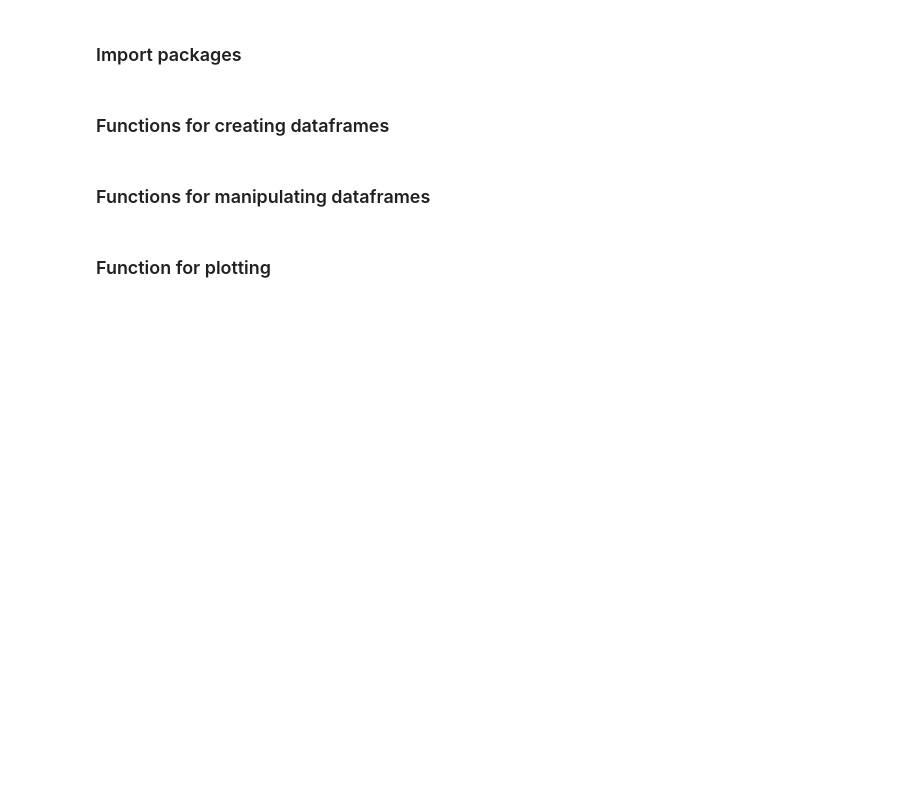
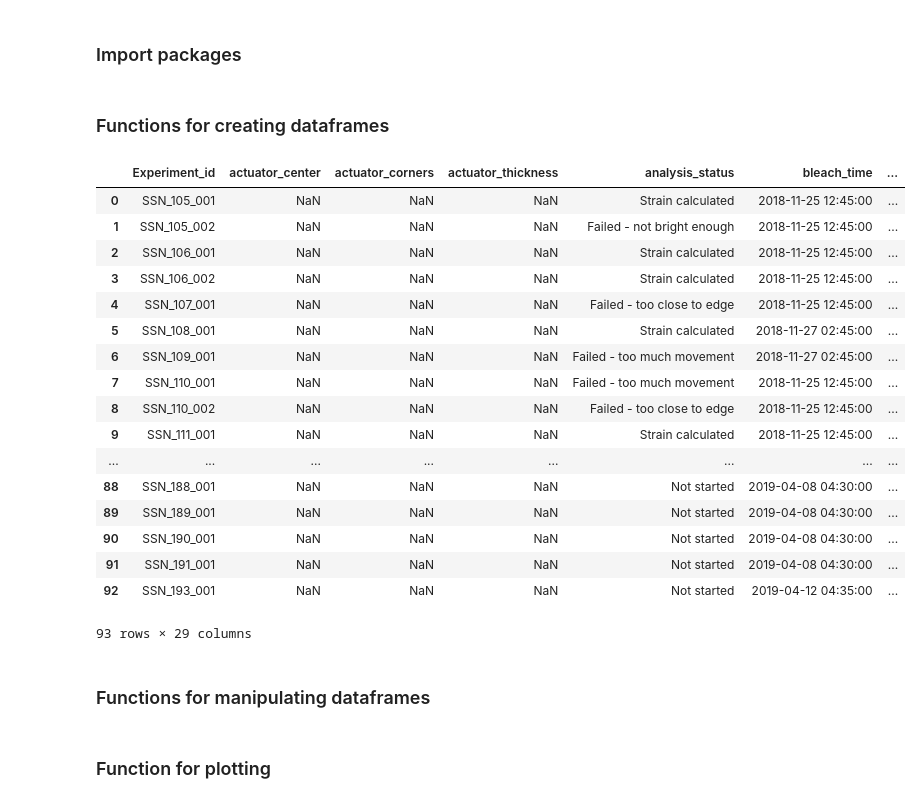
Before and after one commit to anekimken/SSN_ImageAnalysis, a Jupyter notebook: Notebooks/Mitochondria Displacement Plots.ipynb, the cells around one changed output. Saved outputs shown, nothing was run; the diff lists cells and outputs as text; code cells hidden in the pictures; blank space fills up the shorter version.

```diff
--- a/Notebooks/Mitochondria Displacement Plots.ipynb
+++ b/Notebooks/Mitochondria Displacement Plots.ipynb
@@ -23,19 +23,39 @@ import pathlib
 # %%
 def get_experiment_df(analyzed_data_dir):
     analyzed_trials = glob.iglob(analyzed_data_dir + '*')
     all_metadata = []
     for trial in analyzed_trials:
         try:
             with open(trial + '/metadata.yaml') as metadata_file:
                 all_metadata.append(yaml.safe_load(metadata_file))
         except FileNotFoundError:
             pass
         except NotADirectoryError:
             pass
 
     metadata_df = pd.DataFrame(all_metadata)
 
     return metadata_df
+get_experiment_df(analyzed_data_dir)
+# %% [output]
+|  | Experiment_id | actuator_center | actuator_corners | actuator_thickness | analysis_status | bleach_time | ... |
+| 0 | SSN_105_001 | NaN | NaN | NaN | Strain calculated | 2018-11-25 12:45:00 | ... |
+| 1 | SSN_105_002 | NaN | NaN | NaN | Failed - not bright enough | 2018-11-25 12:45:00 | ... |
+| 2 | SSN_106_001 | NaN | NaN | NaN | Strain calculated | 2018-11-25 12:45:00 | ... |
+| 3 | SSN_106_002 | NaN | NaN | NaN | Strain calculated | 2018-11-25 12:45:00 | ... |
+| 4 | SSN_107_001 | NaN | NaN | NaN | Failed - too close to edge | 2018-11-25 12:45:00 | ... |
+| 5 | SSN_108_001 | NaN | NaN | NaN | Strain calculated | 2018-11-27 02:45:00 | ... |
+| 6 | SSN_109_001 | NaN | NaN | NaN | Failed - too much movement | 2018-11-27 02:45:00 | ... |
+| 7 | SSN_110_001 | NaN | NaN | NaN | Failed - too much movement | 2018-11-25 12:45:00 | ... |
+| 8 | SSN_110_002 | NaN | NaN | NaN | Failed - too close to edge | 2018-11-25 12:45:00 | ... |
+| 9 | SSN_111_001 | NaN | NaN | NaN | Strain calculated | 2018-11-25 12:45:00 | ... |
+| ... | ... | ... | ... | ... | ... | ... | ... |
+| 88 | SSN_188_001 | NaN | NaN | NaN | Not started | 2019-04-08 04:30:00 | ... |
+| 89 | SSN_189_001 | NaN | NaN | NaN | Not started | 2019-04-08 04:30:00 | ... |
+| 90 | SSN_190_001 | NaN | NaN | NaN | Not started | 2019-04-08 04:30:00 | ... |
+| 91 | SSN_191_001 | NaN | NaN | NaN | Not started | 2019-04-08 04:30:00 | ... |
+| 92 | SSN_193_001 | NaN | NaN | NaN | Not started | 2019-04-12 04:35:00 | ... |
+93 rows × 29 columns
 # %% [markdown]
 ### Functions for manipulating dataframes
 # %%
```
Also changed, not shown: parts of 2 cells of this notebook.
